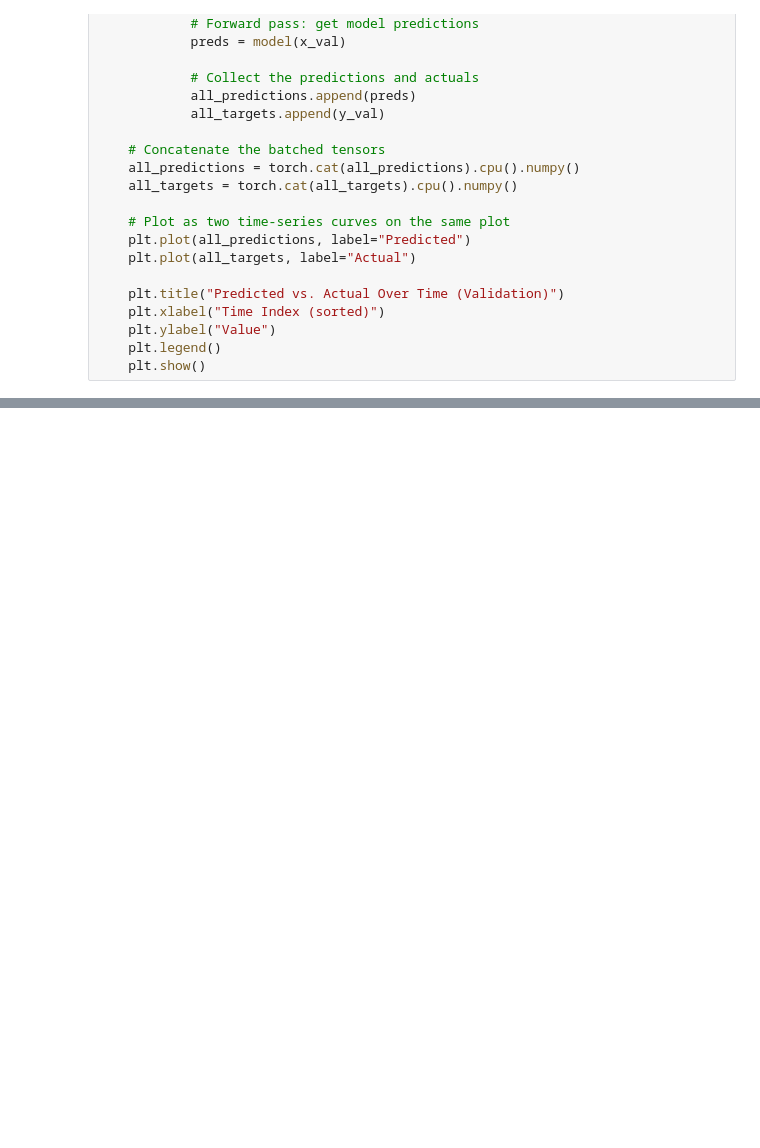
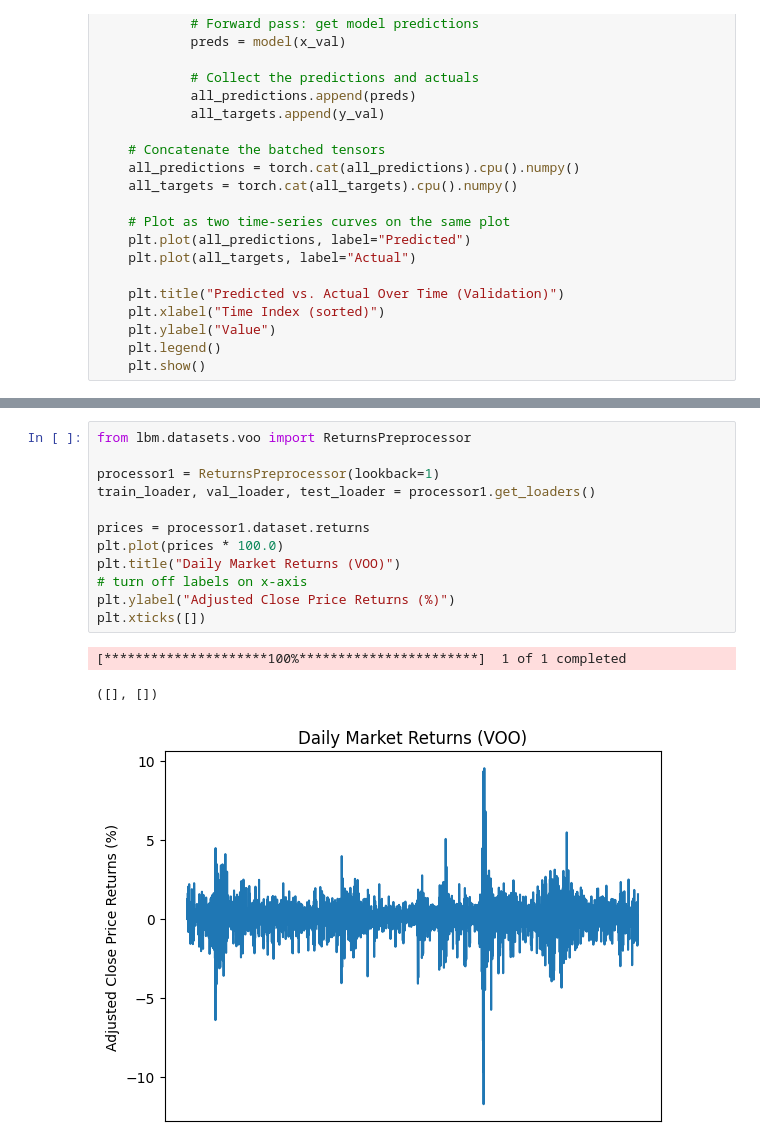
Before and after one commit to adamcataldo/letsbuildmodels, a Jupyter notebook: notebooks/stock_forecasting/market_forecasts.ipynb, the cells around one changed output, grey strips where cells are left out. Cells and saved outputs as stored; diff of their text form; blank space fills up the shorter version.

Commit message:
Need to debug returns

```diff
--- a/notebooks/stock_forecasting/market_forecasts.ipynb
+++ b/notebooks/stock_forecasting/market_forecasts.ipynb
@@ -120,0 +119,16 @@ Epoch 10/10, step 46/46
+# %%
+from lbm.datasets.voo import ReturnsPreprocessor
+
+processor1 = ReturnsPreprocessor(lookback=1)
+train_loader, val_loader, test_loader = processor1.get_loaders()
+
+prices = processor1.dataset.returns
+plt.plot(prices * 100.0)
+plt.title("Daily Market Returns (VOO)")
+# turn off labels on x-axis
+plt.ylabel("Adjusted Close Price Returns (%)")
+plt.xticks([])
+# %% [output]
+[*********************100%***********************]  1 of 1 completed
+([], [])
+[figure, added]
```
Also changed, not shown: parts of 4 cells of this notebook, 2 other files.
